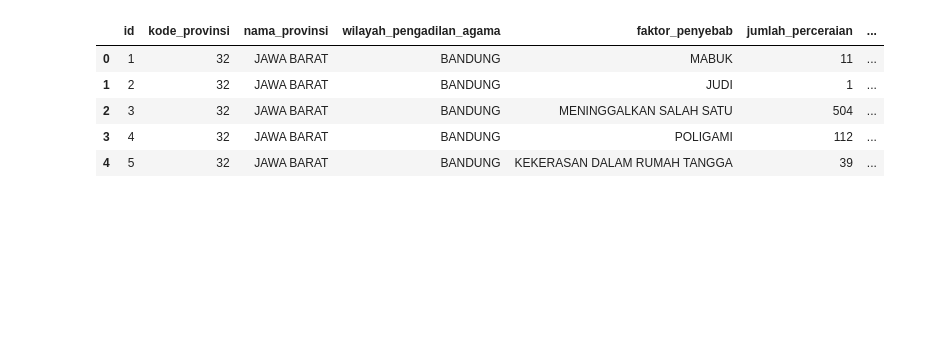
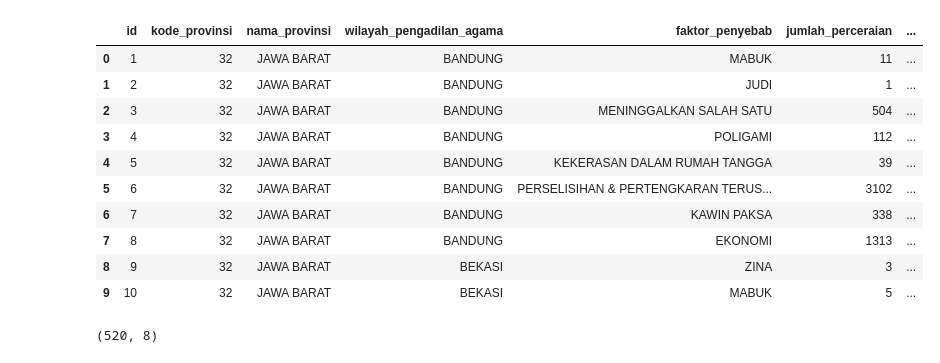
Before and after one commit to AzizLike29/Analysis-Kasus_Perceraian, a Jupyter notebook: Code/Kasus_Perceraian.ipynb, the cells around one changed output. Cells and saved outputs as stored; diff of their text form; code cells hidden in the pictures; blank space fills up the shorter version.

```diff
--- a/Code/Kasus_Perceraian.ipynb
+++ b/Code/Kasus_Perceraian.ipynb
@@ -3,13 +34,24 @@
 # %%
-import pandas as pd
+#Load dataset
 
 url = "https://raw.githubusercontent.com/AzizLike29/Analysis-Kasus_Perceraian/master/Dataset/Kasus_Peceraian_Jawa%20Barat.csv"
 df = pd.read_csv(url)
-df.head()
+df.head(10)
 # %% [output]
 |  | id | kode_provinsi | nama_provinsi | wilayah_pengadilan_agama | faktor_penyebab | jumlah_perceraian | ... |
 | 0 | 1 | 32 | JAWA BARAT | BANDUNG | MABUK | 11 | ... |
 | 1 | 2 | 32 | JAWA BARAT | BANDUNG | JUDI | 1 | ... |
 | 2 | 3 | 32 | JAWA BARAT | BANDUNG | MENINGGALKAN SALAH SATU | 504 | ... |
 | 3 | 4 | 32 | JAWA BARAT | BANDUNG | POLIGAMI | 112 | ... |
 | 4 | 5 | 32 | JAWA BARAT | BANDUNG | KEKERASAN DALAM RUMAH TANGGA | 39 | ... |
+| 5 | 6 | 32 | JAWA BARAT | BANDUNG | PERSELISIHAN & PERTENGKARAN TERUS... | 3102 | ... |
+| 6 | 7 | 32 | JAWA BARAT | BANDUNG | KAWIN PAKSA | 338 | ... |
+| 7 | 8 | 32 | JAWA BARAT | BANDUNG | EKONOMI | 1313 | ... |
+| 8 | 9 | 32 | JAWA BARAT | BEKASI | ZINA | 3 | ... |
+| 9 | 10 | 32 | JAWA BARAT | BEKASI | MABUK | 5 | ... |
+# %%
+#Summarize dataset
+
+df.shape
+# %% [output]
+(520, 8)
```
Also changed, not shown: parts of 23 cells of this notebook.
